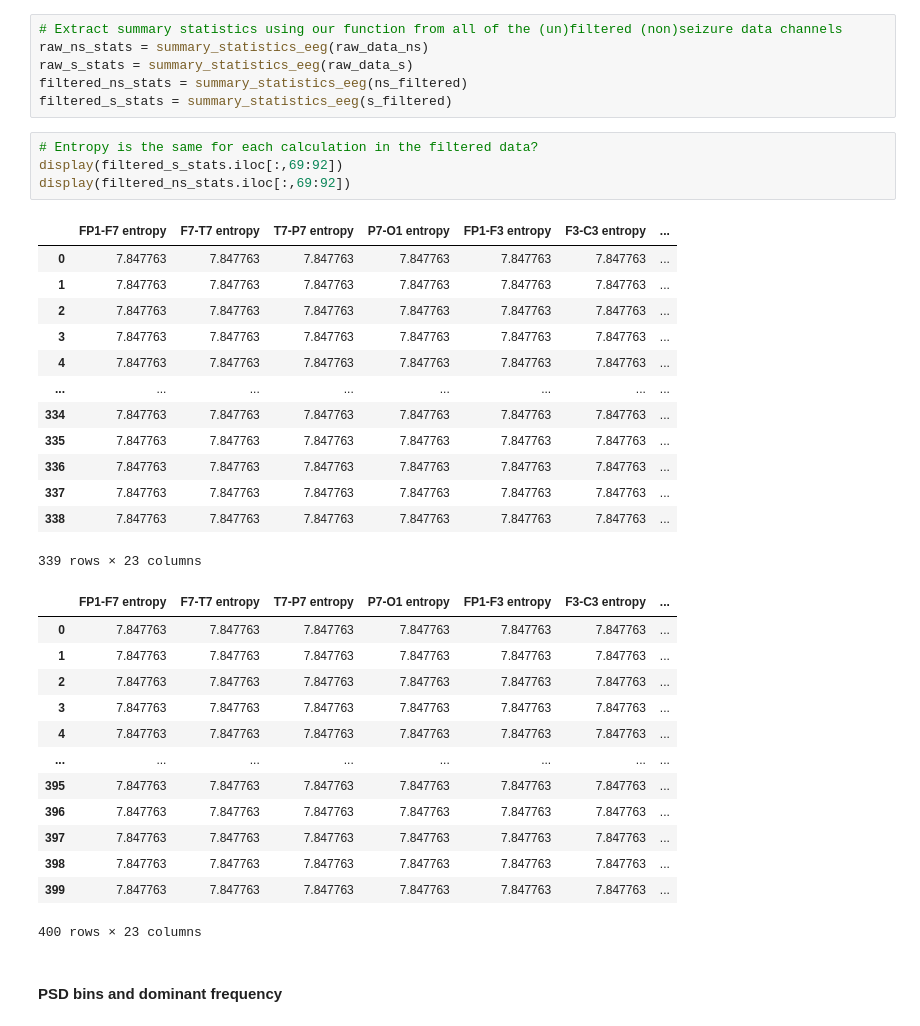
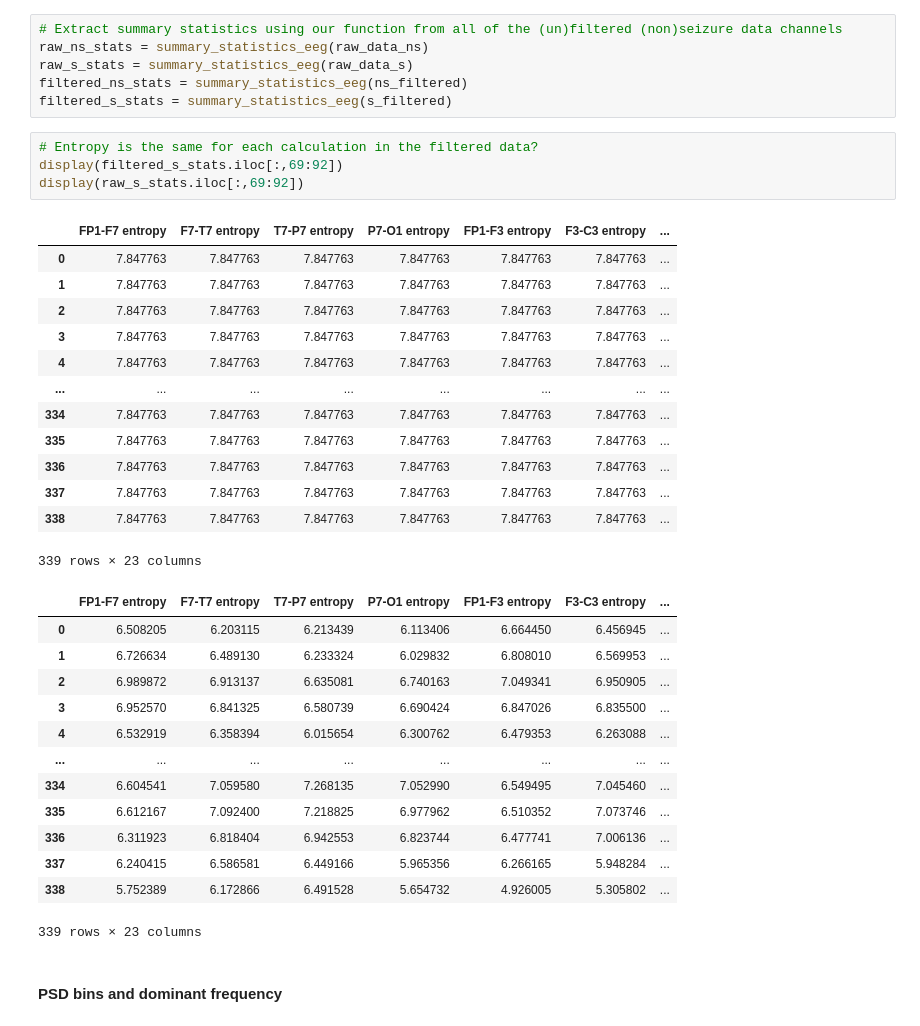
Before and after one commit to Juoksuorava/Biosignal-Analytics-2022, a Jupyter notebook: EEG_seizure_exercise.ipynb, the cells around one changed output. Cells and saved outputs as stored; diff of their text form.

Commit message:
Display entropies

```diff
--- a/EEG_seizure_exercise.ipynb
+++ b/EEG_seizure_exercise.ipynb
@@ -125,34 +125,34 @@ filtered_s_stats = summary_statistics_eeg(s_filtered)
 # %%
 # Entropy is the same for each calculation in the filtered data?
 display(filtered_s_stats.iloc[:,69:92])
-display(filtered_ns_stats.iloc[:,69:92])
+display(raw_s_stats.iloc[:,69:92])
 # %% [output]
 |  | FP1-F7 entropy | F7-T7 entropy | T7-P7 entropy | P7-O1 entropy | FP1-F3 entropy | F3-C3 entropy | ... |
 | 0 | 7.847763 | 7.847763 | 7.847763 | 7.847763 | 7.847763 | 7.847763 | ... |
 | 1 | 7.847763 | 7.847763 | 7.847763 | 7.847763 | 7.847763 | 7.847763 | ... |
 | 2 | 7.847763 | 7.847763 | 7.847763 | 7.847763 | 7.847763 | 7.847763 | ... |
 | 3 | 7.847763 | 7.847763 | 7.847763 | 7.847763 | 7.847763 | 7.847763 | ... |
 | 4 | 7.847763 | 7.847763 | 7.847763 | 7.847763 | 7.847763 | 7.847763 | ... |
 | ... | ... | ... | ... | ... | ... | ... | ... |
 | 334 | 7.847763 | 7.847763 | 7.847763 | 7.847763 | 7.847763 | 7.847763 | ... |
 | 335 | 7.847763 | 7.847763 | 7.847763 | 7.847763 | 7.847763 | 7.847763 | ... |
 | 336 | 7.847763 | 7.847763 | 7.847763 | 7.847763 | 7.847763 | 7.847763 | ... |
 | 337 | 7.847763 | 7.847763 | 7.847763 | 7.847763 | 7.847763 | 7.847763 | ... |
 | 338 | 7.847763 | 7.847763 | 7.847763 | 7.847763 | 7.847763 | 7.847763 | ... |
 339 rows × 23 columns
 |  | FP1-F7 entropy | F7-T7 entropy | T7-P7 entropy | P7-O1 entropy | FP1-F3 entropy | F3-C3 entropy | ... |
-| 0 | 7.847763 | 7.847763 | 7.847763 | 7.847763 | 7.847763 | 7.847763 | ... |
-| 1 | 7.847763 | 7.847763 | 7.847763 | 7.847763 | 7.847763 | 7.847763 | ... |
-| 2 | 7.847763 | 7.847763 | 7.847763 | 7.847763 | 7.847763 | 7.847763 | ... |
-| 3 | 7.847763 | 7.847763 | 7.847763 | 7.847763 | 7.847763 | 7.847763 | ... |
-| 4 | 7.847763 | 7.847763 | 7.847763 | 7.847763 | 7.847763 | 7.847763 | ... |
+| 0 | 6.508205 | 6.203115 | 6.213439 | 6.113406 | 6.664450 | 6.456945 | ... |
+| 1 | 6.726634 | 6.489130 | 6.233324 | 6.029832 | 6.808010 | 6.569953 | ... |
+| 2 | 6.989872 | 6.913137 | 6.635081 | 6.740163 | 7.049341 | 6.950905 | ... |
+| 3 | 6.952570 | 6.841325 | 6.580739 | 6.690424 | 6.847026 | 6.835500 | ... |
+| 4 | 6.532919 | 6.358394 | 6.015654 | 6.300762 | 6.479353 | 6.263088 | ... |
 | ... | ... | ... | ... | ... | ... | ... | ... |
-| 395 | 7.847763 | 7.847763 | 7.847763 | 7.847763 | 7.847763 | 7.847763 | ... |
-| 396 | 7.847763 | 7.847763 | 7.847763 | 7.847763 | 7.847763 | 7.847763 | ... |
-| 397 | 7.847763 | 7.847763 | 7.847763 | 7.847763 | 7.847763 | 7.847763 | ... |
-| 398 | 7.847763 | 7.847763 | 7.847763 | 7.847763 | 7.847763 | 7.847763 | ... |
-| 399 | 7.847763 | 7.847763 | 7.847763 | 7.847763 | 7.847763 | 7.847763 | ... |
+| 334 | 6.604541 | 7.059580 | 7.268135 | 7.052990 | 6.549495 | 7.045460 | ... |
+| 335 | 6.612167 | 7.092400 | 7.218825 | 6.977962 | 6.510352 | 7.073746 | ... |
+| 336 | 6.311923 | 6.818404 | 6.942553 | 6.823744 | 6.477741 | 7.006136 | ... |
+| 337 | 6.240415 | 6.586581 | 6.449166 | 5.965356 | 6.266165 | 5.948284 | ... |
+| 338 | 5.752389 | 6.172866 | 6.491528 | 5.654732 | 4.926005 | 5.305802 | ... |
-400 rows × 23 columns
+339 rows × 23 columns
 # %% [markdown]
 #### PSD bins and dominant frequency
 # %%
```
